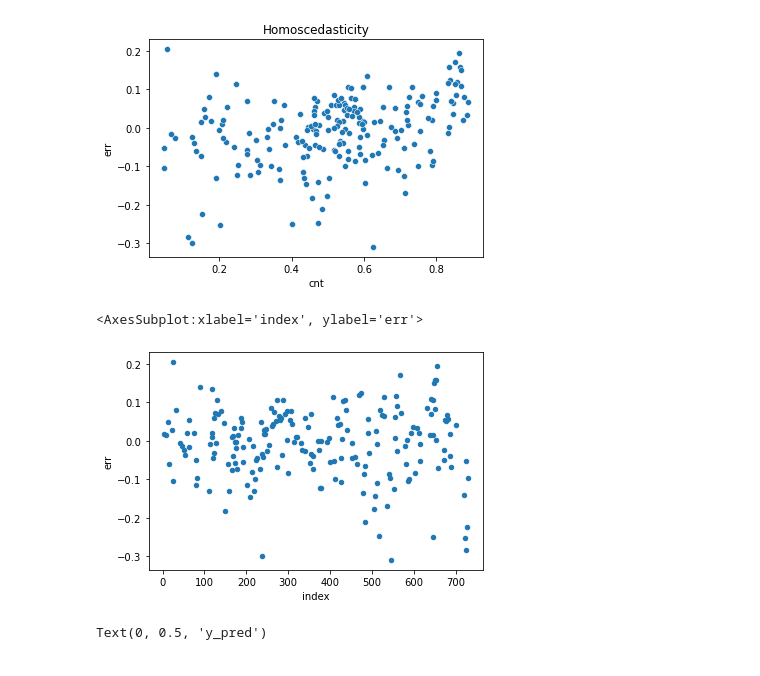
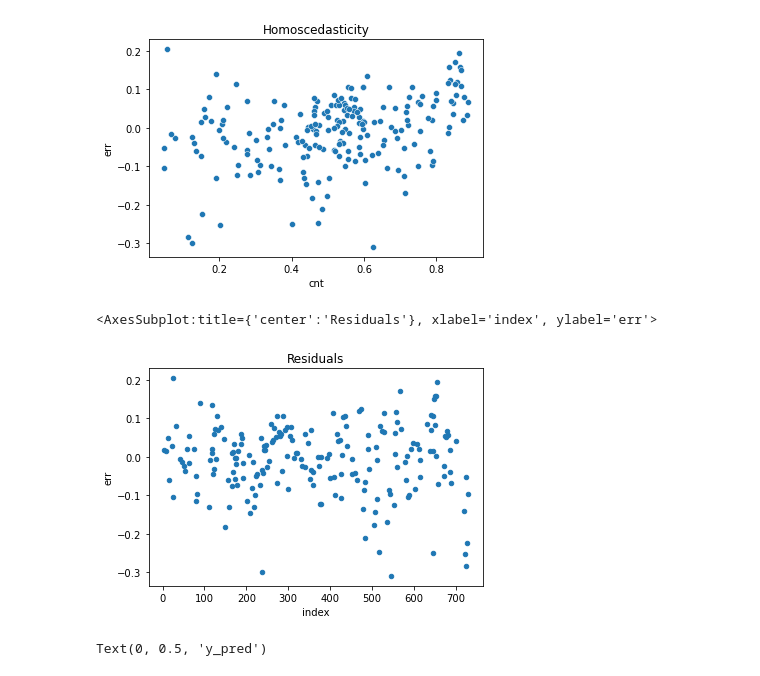
Before and after one commit to santokhsdg/BoomBikes, a Jupyter notebook: BoomBikes.ipynb, the cells around one changed output. Cells and saved outputs as stored; diff of their text form; code cells hidden in the pictures.

```diff
--- a/BoomBikes.ipynb
+++ b/BoomBikes.ipynb
@@ -504,11 +508,12 @@ plt.show()
 [figure]
 # %%
 res_df=y_test_df.reset_index()
-res_df.plot.scatter(x="index", y="err")
+res_df.plot.scatter(x="index", y="err",title="Residuals")
+
 # Error terms are random and not dependent on each other
 # %% [output]
-<AxesSubplot:xlabel='index', ylabel='err'>
+<AxesSubplot:title={'center':'Residuals'}, xlabel='index', ylabel='err'>
-[figure, old version]
+[figure, new version]
 # %%
 fig = plt.figure()
 plt.scatter(x=y_test, y=y_test_pred)
```
Also changed, not shown: parts of 6 cells of this notebook, 1 other file.
